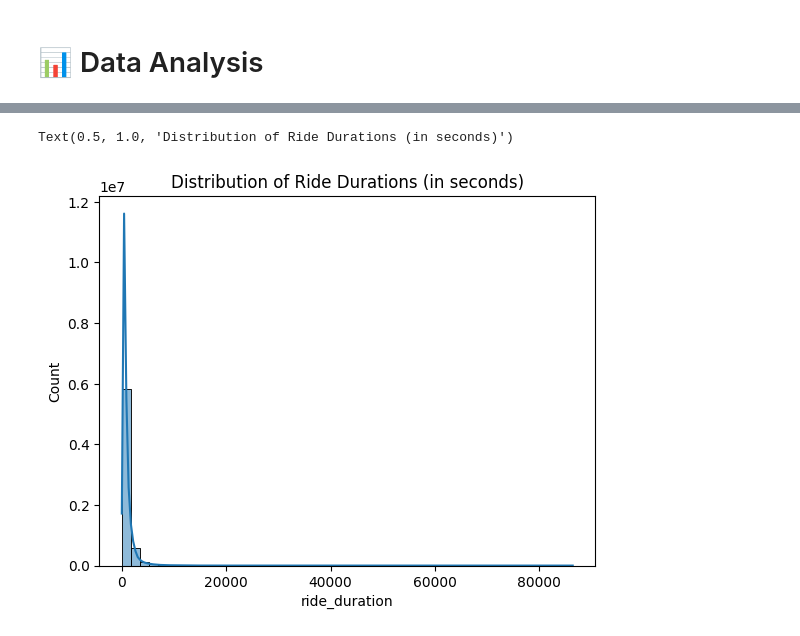
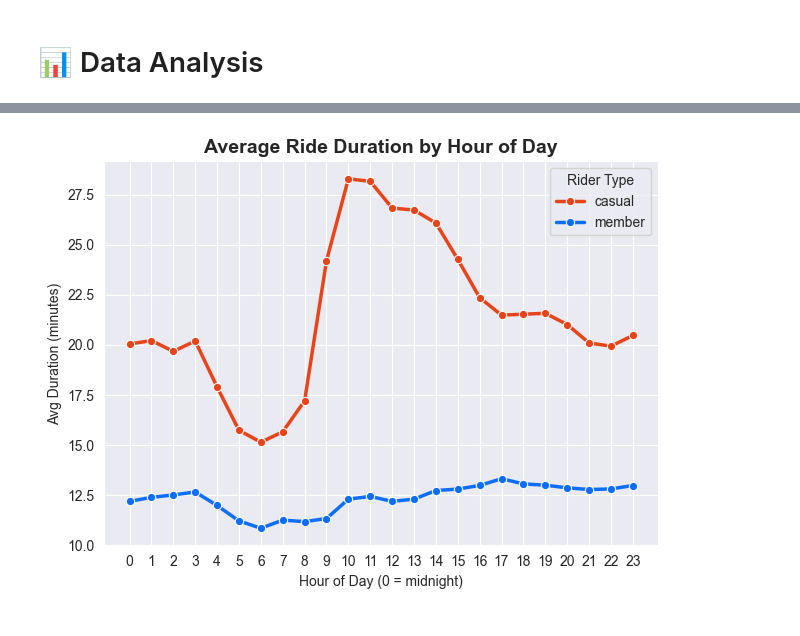
Before and after one commit to DallinKnow/Data-Projects, a Jupyter notebook: python_cyclistic_data_project.ipynb, the cells around one changed output, grey strips where cells are left out. Drawn from its saved outputs; the diff is of its cells as text; code cells hidden in the pictures.

```diff
--- a/python_cyclistic_data_project.ipynb
+++ b/python_cyclistic_data_project.ipynb
@@ -14,6 +14,8 @@ import pandas as pd
 import numpy as np
 import matplotlib.pyplot as plt
 import seaborn as sns
+# %%
+sns.set_style('darkgrid')
 # %%
 # Loading 2025 monthly data into separate DataFrames to be merged later
 df_1 = pd.read_csv('202501-divvy-tripdata.csv')
@@ -335,6 +337,9 @@ df['started_at'] = pd.to_datetime(df['started_at'])
 df['start_day'] = df['started_at'].dt.day_name()
 df['start_month'] = df['started_at'].dt.month_name()
 df['start_hour'] = df['started_at'].dt.hour
+df['start_year'] = df['started_at'].dt.year
+# %%
+df["ride_duration_min"] = round(df['ride_duration'].dt.total_seconds()/60, 2)
 # %%
 # Final check of data after cleaning
 df.info()
@@ -382,6 +387,13 @@ df.describe()
 # %%
-sns.histplot(df['ride_duration'].dt.total_seconds(), bins=50, kde=True)
-plt.title('Distribution of Ride Durations (in seconds)')
+hourly = df.groupby(['start_hour', 'member_casual'])['ride_duration_min'].mean().reset_index()
+
+sns.lineplot(data=hourly, x='start_hour', y='ride_duration_min', hue='member_casual', linewidth=2.5, marker='o', palette={'member': '#0D6EFD', 'casual': '#E8441A'})
+plt.title('Average Ride Duration by Hour of Day', fontsize=14, fontweight='bold')
+plt.xlabel('Hour of Day (0 = midnight)')
+plt.ylabel('Avg Duration (minutes)')
+plt.xticks(range(0,24))
+plt.legend(title= 'Rider Type')
+plt.tight_layout()
+plt.show()
 # %% [output]
-Text(0.5, 1.0, 'Distribution of Ride Durations (in seconds)')
-[figure, old version]
+[figure, new version]
```
Also changed, not shown: parts of 14 cells of this notebook.
